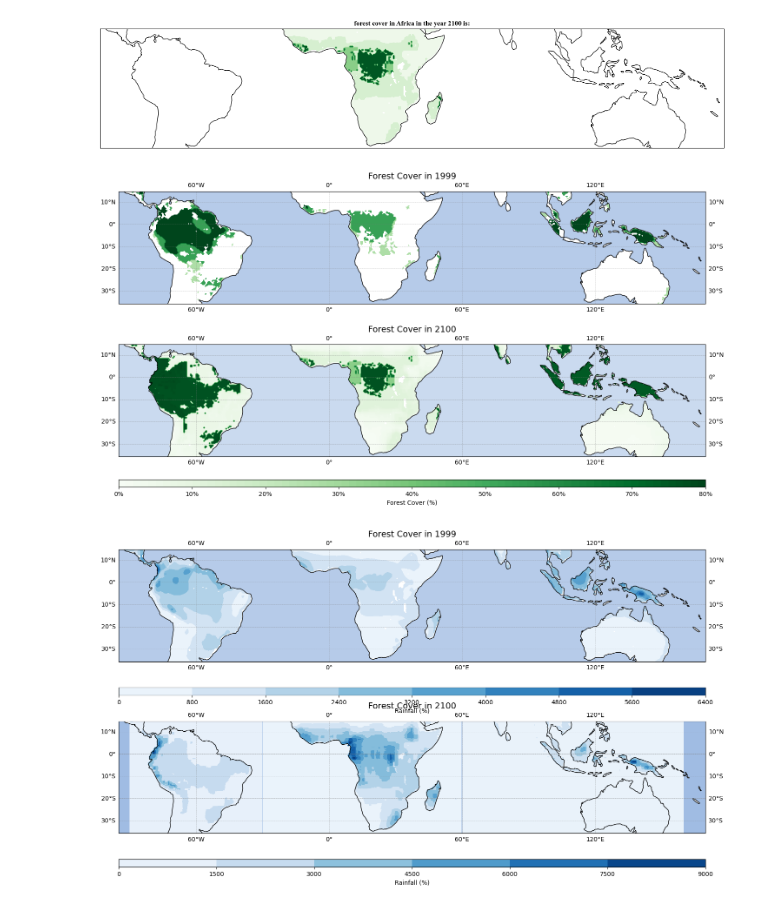
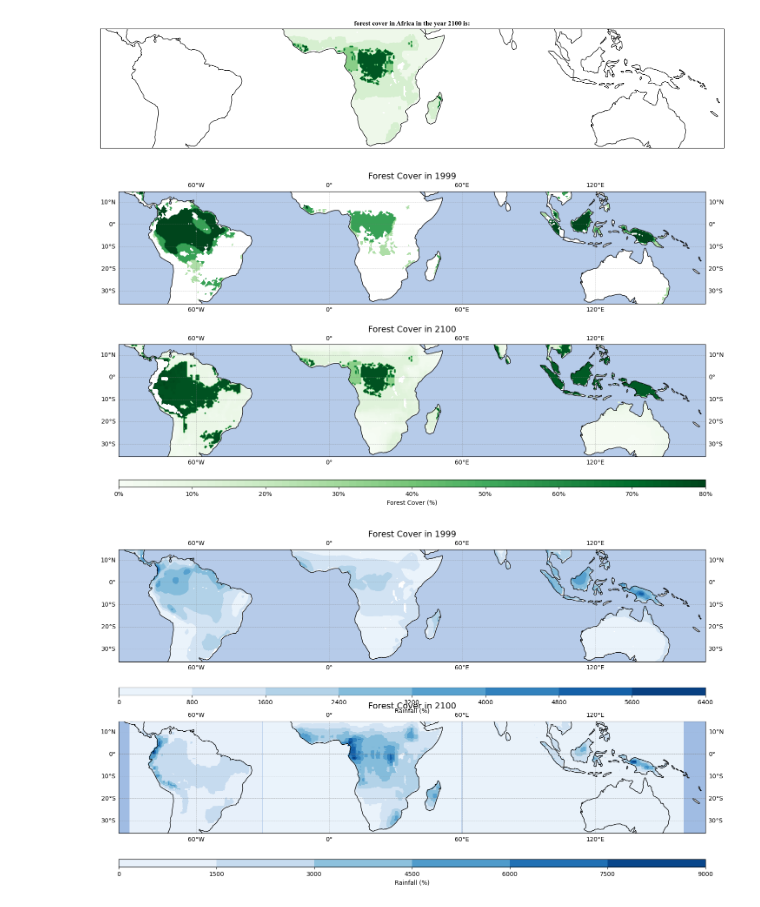
Before and after one commit to TheoHanon/Modeling, a Jupyter notebook: Part2/2023P2Q3_Coding.ipynb, the cells around one changed output. Drawn from its saved outputs; the diff is of its cells as text; code cells hidden in the pictures.

```diff
--- a/Part2/2023P2Q3_Coding.ipynb
+++ b/Part2/2023P2Q3_Coding.ipynb
@@ -59,28 +59,29 @@ fixedpointdata_aus = mat_file['fixedpointdata_aus']
  - stable points are denoted by circle marker
  - unstable points are denoted by (+) markers
 # %%
-plt.figure(figsize=(10, 3))
+plt.figure(figsize=(10, 4))
 
 nb_of_second_stable_sa=0
 nb_of_second_stable_af=0
 nb_of_second_stable_au=0
 for i in range(fixedpointdata_aus.shape[0]):
-    plt.subplot(1,3,1) # South america
+    print(fixedpointdata_aus[i,0])
+    plt.subplot(1,2,1) # South america
     plt.plot(fixedpointdata_southamerica[i,0], fixedpointdata_southamerica[i,1], 'k.')
     plt.plot(fixedpointdata_southamerica[i,0], fixedpointdata_southamerica[i,2], 'k.')
     plt.plot(fixedpointdata_southamerica[i,0], fixedpointdata_southamerica[i,3], 'k+')
     plt.ylabel('tree cover (%)')
     plt.xlabel('rainfall (mm/yr)')
 
-    plt.subplot(1,3,2) # Africa
+    plt.subplot(1,2,2) # Africa
     plt.plot(fixedpointdata_africa[i,0], fixedpointdata_africa[i,1], 'k.')
     plt.plot(fixedpointdata_africa[i,0], fixedpointdata_africa[i,2], 'k.')
     plt.plot(fixedpointdata_africa[i,0], fixedpointdata_africa[i,3], 'k+')
     plt.xlabel('rainfall (mm/yr)')
 
-    plt.subplot(1,3,3) # Australasia
-    plt.plot(fixedpointdata_aus[i,0], fixedpointdata_aus[i,1], 'k.')
-    plt.plot(fixedpointdata_aus[i,0], fixedpointdata_aus[i,2], 'k.')
-    plt.plot(fixedpointdata_aus[i,0], fixedpointdata_aus[i,3], 'k+')
-    plt.xlabel('rainfall (mm/yr)')
+    # plt.subplot(1,3,3) # Australasia
+    # plt.plot(fixedpointdata_aus[i,0], fixedpointdata_aus[i,1], 'k.')
+    # plt.plot(fixedpointdata_aus[i,0], fixedpointdata_aus[i,2], 'k.')
+    # plt.plot(fixedpointdata_aus[i,0], fixedpointdata_aus[i,3], 'k+')
+    # plt.xlabel('rainfall (mm/yr)')
 # %% [output]
@@ -125,12 +203,23 @@ def compute_forest2100(fixedpointdata, Lons):
     return forest2100
 # %%
 # Here compute the forest cover in south america, given the rainfall amount at 2100 and the hysterisis/equilibrium curve fixedpointdata_southamerica
+forest2100_america=np.full((row,col),np.nan)
+for i in range (row):
+    for j in range(col):
+        if(lons_sa[0]<=lons[j]<=lons_sa[1]):
+            if(np.isnan(rainfall2100[i,j])): continue
+            # index = get_rainfall_index(rainfall2100[i,j])
+            T_arr = F(rainfall2100[i,j])
+            # print(rainfall2100[i, j])
+            T_arr = T_arr[np.logical_not(np.isnan(T_arr))]
+            print(rainfall2100[i, j],T_arr)
+            T_init = forest1999[i,j]
+            forest2100_america[i,j] = T_arr[np.abs(T_arr - T_init).argmin()]
+            # print(forest2100_america[i,j])
 
 
 
-
-
-
+# print("\n\\n\n")
 # forest2100=compute_forest2100(fixedpointdata_southamerica, lons_sa)
-forest2100_america=compute_forest2100(fixedpointdata_southamerica, lons_sa)
+# forest2100_america=compute_forest2100(fixedpointdata_southamerica, lons_sa)
 # NOTE: for computing the forest cover of south america, ignore what happens to the rest of the world. i.e., the rest-of-the-world map forest cover can be zeros or nan values
@@ -247,35 +354,35 @@ gs = gridspec.GridSpec(3, 1, height_ratios=[1, 1, 0.05], hspace=0.05)
 ax1 = fig.add_subplot(gs[0], projection=ccrs.PlateCarree())
 # First subplot for the year 1999
 ax1.set_extent([min(lons), max(lons), min(lats), max(lats)], crs=ccrs.PlateCarree())
 ax1.add_feature(cfeature.OCEAN, alpha = .7)
 cs1 = ax1.contourf(lons, lats, forest1999, cmap='Greens', vmin=0, vmax=80, levels=np.linspace(0, 80, 80))
 ax1.set_title('Forest Cover in 1999', fontsize = 14)
 ax1.coastlines(resolution='110m', color='black', linewidth=1)
 ax1.gridlines(draw_labels=True, linewidth=0.5, color='gray', alpha=0.5, linestyle='--')
 
 # Second subplot for the year 2100
 ax2 = fig.add_subplot(gs[1], projection=ccrs.PlateCarree())
 ax2.set_extent([min(lons), max(lons), min(lats), max(lats)], crs=ccrs.PlateCarree())
 for forest in forest2100:
     cs2 = ax2.contourf(lons, lats, forest, cmap="Greens", vmin=0, vmax=80, levels=np.linspace(0, 80, 80))
-ax2.add_feature(cfeature.OCEAN, alpha = 07)
+ax2.add_feature(cfeature.OCEAN, alpha = 0.7)
 ax2.set_title('Forest Cover in 2100', fontsize = 14)
 ax2.coastlines(resolution='110m', color='black', linewidth=1)
 ax2.gridlines(draw_labels=True, linewidth=0.5, color='gray', alpha=0.7, linestyle='--')
 
 cax = fig.add_subplot(gs[2])
 cbar = plt.colorbar(cs2, cax=cax, orientation='horizontal', pad = 0.01)
 cbar.set_label('Forest Cover (%)')
 cbar_ticks = np.arange(0, 81, 10)  # Creates a list from 0 to 80 in steps of 10
 cbar.set_ticks(cbar_ticks)  # Sets the positions of the ticks
 
 # Optionally, set custom tick labels
 cbar_ticklabels = [f'{tick}%' for tick in cbar_ticks]  # List comprehension to add '%' to each tick
 cbar.set_ticklabels(cbar_ticklabels)  # Sets the text of the ticks
 fig.subplots_adjust(top=0.95, bottom=0.35, left=0.05, right=0.95, hspace=0.02)
 plt.show()
 # %% [output]
-[figure, old version]
+[figure, new version]
 # %%
 rainfall2100_aus = np.full((row,col),np.nan)
 rainfall2100_af   = np.full((row,col),np.nan)
```
Also changed, not shown: parts of 4 cells of this notebook, 2 other files.
